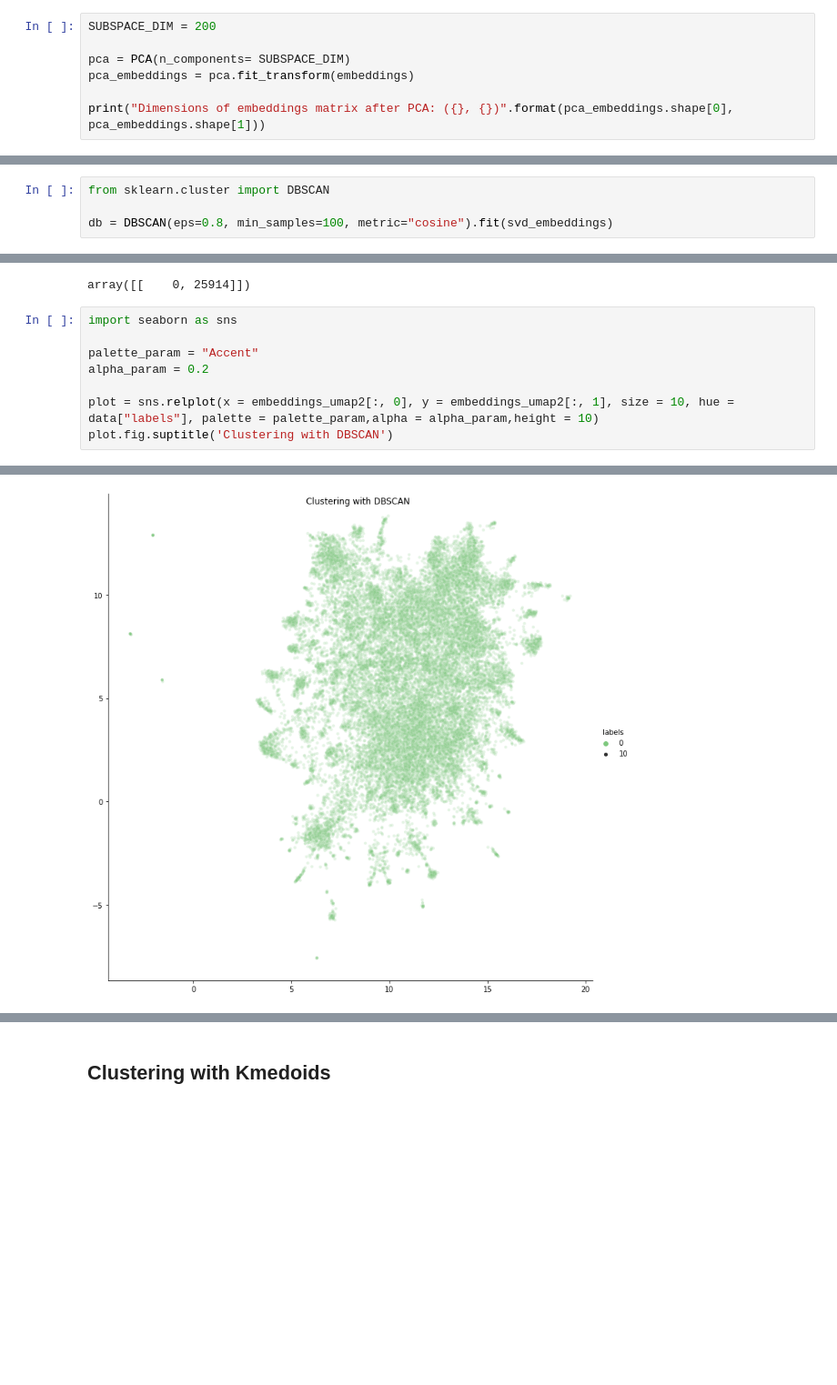
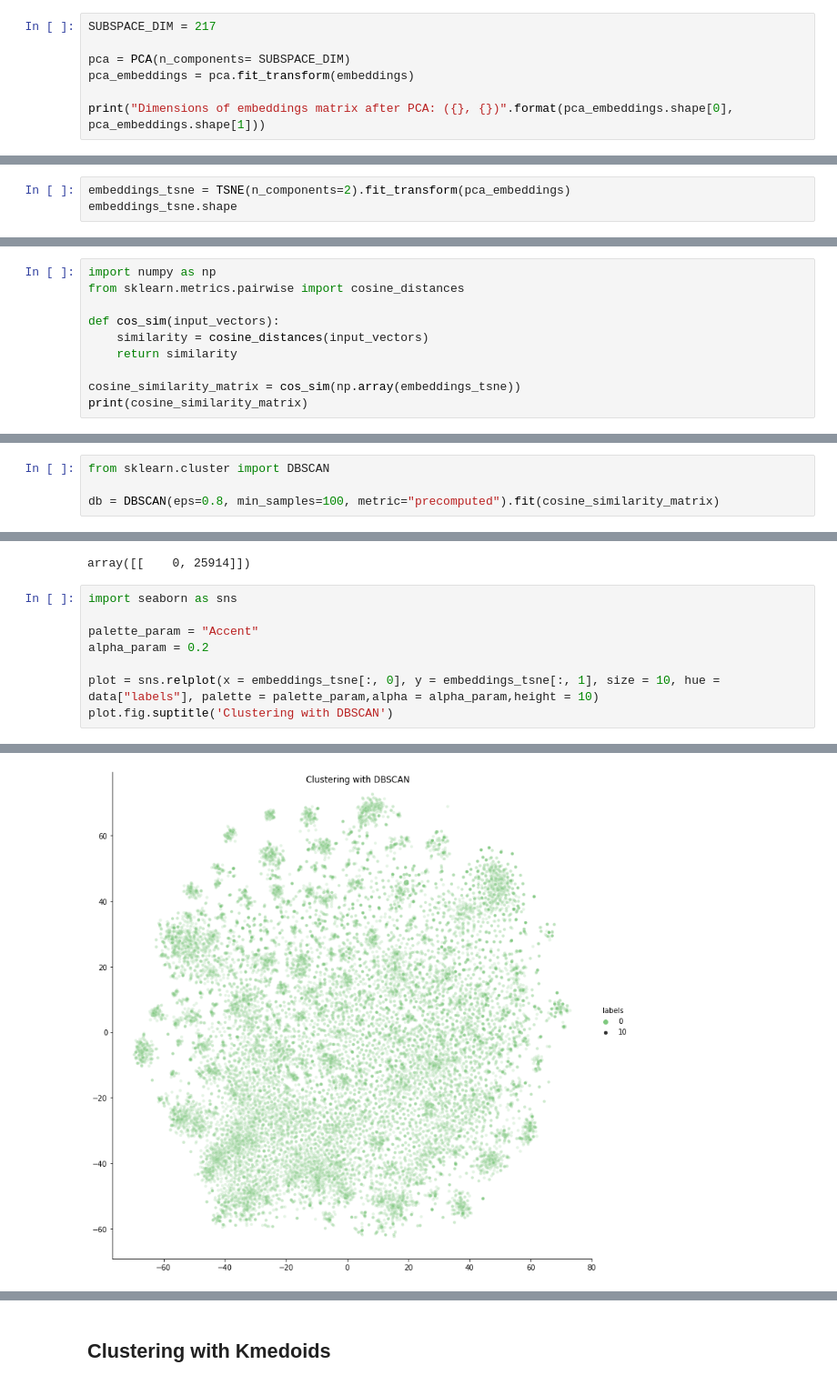
Before and after one commit to isaschm/topic-models-and-word-embeddings, a Jupyter notebook: text_embeddings.ipynb, the cells around one changed output, grey strips where cells are left out. Shown at 91% size. Saved outputs shown, nothing was run; the diff lists cells and outputs as text; blank space fills up the shorter version.

```diff
--- a/text_embeddings.ipynb
+++ b/text_embeddings.ipynb
@@ -92,7 +98,7 @@ print("95% cut-off threshold reached with {} components.".format(np.argwhere(cev
 95% cut-off threshold reached with 217 components.
 [figure]
 # %%
-SUBSPACE_DIM = 200
+SUBSPACE_DIM = 217
 
 pca = PCA(n_components= SUBSPACE_DIM)
 pca_embeddings = pca.fit_transform(embeddings)
@@ -204,0 +215,3 @@ embeddings_umap2.shape
+# %%
+embeddings_tsne = TSNE(n_components=2).fit_transform(pca_embeddings)
+embeddings_tsne.shape
@@ -204,0 +222,10 @@ embeddings_umap2.shape
+# %%
+import numpy as np
+from sklearn.metrics.pairwise import cosine_distances
+
+def cos_sim(input_vectors):
+    similarity = cosine_distances(input_vectors)
+    return similarity
+
+cosine_similarity_matrix = cos_sim(np.array(embeddings_tsne))
+print(cosine_similarity_matrix)
@@ -230,7 +275,7 @@ DBSCAN Parameter:
 # %%
 from sklearn.cluster import DBSCAN
 
-db = DBSCAN(eps=0.8, min_samples=100, metric="cosine").fit(svd_embeddings)
+db = DBSCAN(eps=0.8, min_samples=100, metric="precomputed").fit(cosine_similarity_matrix)
 # %%
 db
 # %% [output]
@@ -254,11 +299,11 @@ array([[    0, 25914]])
 # %%
 import seaborn as sns
 
 palette_param = "Accent"
 alpha_param = 0.2
 
-plot = sns.relplot(x = embeddings_umap2[:, 0], y = embeddings_umap2[:, 1], size = 10, hue = data["labels"], palette = palette_param,alpha = alpha_param,height = 10)
+plot = sns.relplot(x = embeddings_tsne[:, 0], y = embeddings_tsne[:, 1], size = 10, hue = data["labels"], palette = palette_param,alpha = alpha_param,height = 10)
 plot.fig.suptitle('Clustering with DBSCAN')
 # %% [output]
 Text(0.5, 0.98, 'Clustering with DBSCAN')
-[figure, old version]
+[figure, new version]
```
Also changed, not shown: parts of 25 cells of this notebook.
